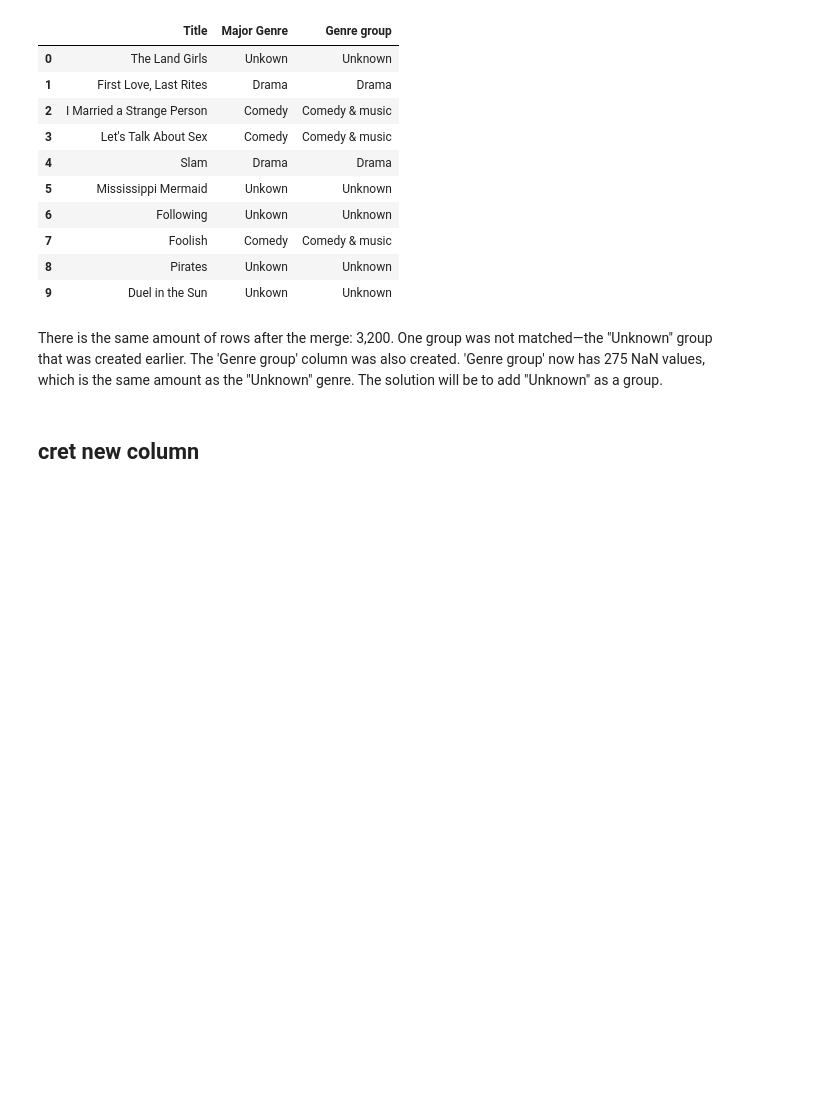
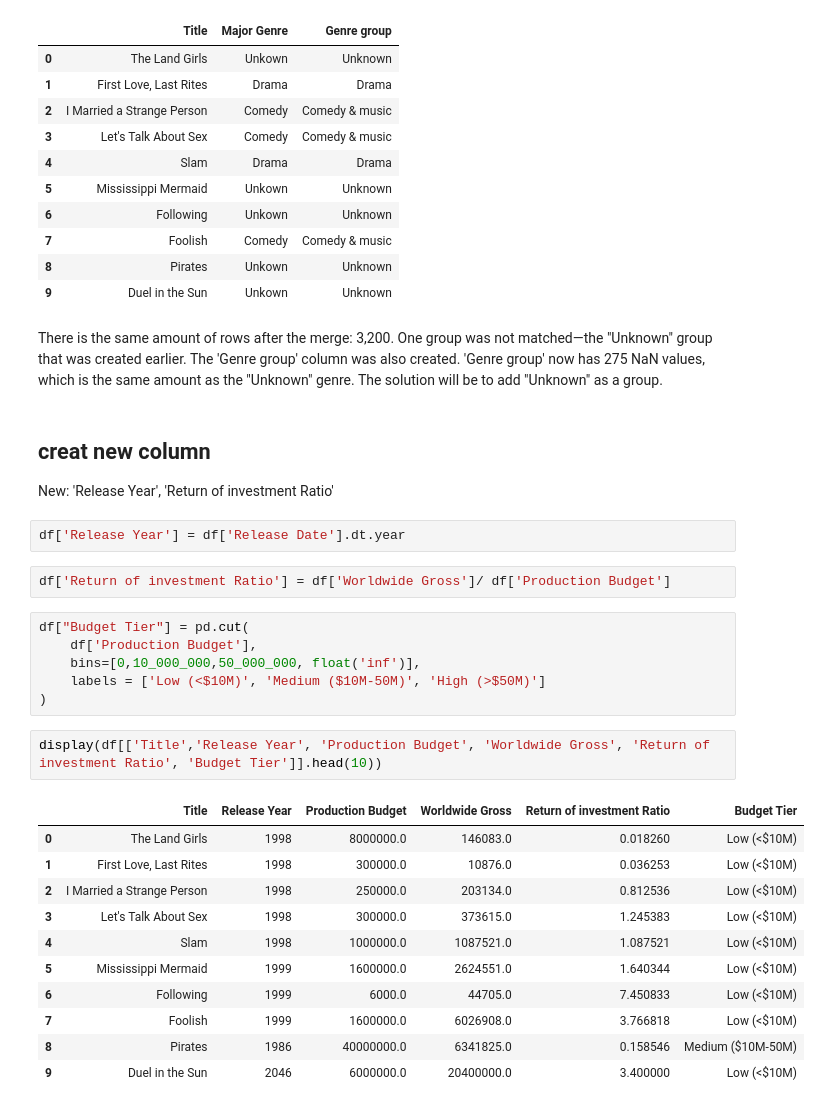
Before and after one commit to Danie1Alexandre/Lexicon---Python---AI, a Jupyter notebook: Data analysis and Visualisation/Project/project investigate a movies data set.ipynb, the cells around one changed output. Saved outputs shown, nothing was run; the diff lists cells and outputs as text; blank space fills up the shorter version.

```diff
--- a/Data analysis and Visualisation/Project/project investigate a movies data set.ipynb
+++ b/Data analysis and Visualisation/Project/project investigate a movies data set.ipynb
@@ -412,4 +412,29 @@ display(df[['Title', 'Major Genre', 'Genre group']].head(10))
 # %% [markdown]
 There is the same amount of rows after the merge: 3,200. One group was not matched—the "Unknown" group that was created earlier. The 'Genre group' column was also created. 'Genre group' now has 275 NaN values, which is the same amount as the "Unknown" genre. The solution will be to add "Unknown" as a group.
 # %% [markdown]
-## cret new column
+## creat new column
+New: 'Release Year', 'Return of investment Ratio'
+# %%
+df['Release Year'] = df['Release Date'].dt.year
+# %%
+df['Return of investment Ratio'] = df['Worldwide Gross']/ df['Production Budget']
+# %%
+df["Budget Tier"] = pd.cut(
+    df['Production Budget'],
+    bins=[0,10_000_000,50_000_000, float('inf')],
+    labels = ['Low (<$10M)', 'Medium ($10M-50M)', 'High (>$50M)']
+)
+# %%
+display(df[['Title','Release Year', 'Production Budget', 'Worldwide Gross', 'Return of investment Ratio', 'Budget Tier']].head(10))
+# %% [output]
+|  | Title | Release Year | Production Budget | Worldwide Gross | Return of investment Ratio | Budget Tier |
+| 0 | The Land Girls | 1998 | 8000000.0 | 146083.0 | 0.018260 | Low (<$10M) |
+| 1 | First Love, Last Rites | 1998 | 300000.0 | 10876.0 | 0.036253 | Low (<$10M) |
+| 2 | I Married a Strange Person | 1998 | 250000.0 | 203134.0 | 0.812536 | Low (<$10M) |
+| 3 | Let's Talk About Sex | 1998 | 300000.0 | 373615.0 | 1.245383 | Low (<$10M) |
+| 4 | Slam | 1998 | 1000000.0 | 1087521.0 | 1.087521 | Low (<$10M) |
+| 5 | Mississippi Mermaid | 1999 | 1600000.0 | 2624551.0 | 1.640344 | Low (<$10M) |
+| 6 | Following | 1999 | 6000.0 | 44705.0 | 7.450833 | Low (<$10M) |
+| 7 | Foolish | 1999 | 1600000.0 | 6026908.0 | 3.766818 | Low (<$10M) |
+| 8 | Pirates | 1986 | 40000000.0 | 6341825.0 | 0.158546 | Medium ($10M-50M) |
+| 9 | Duel in the Sun | 2046 | 6000000.0 | 20400000.0 | 3.400000 | Low (<$10M) |
```
Also changed, not shown: parts of 4 cells of this notebook.
